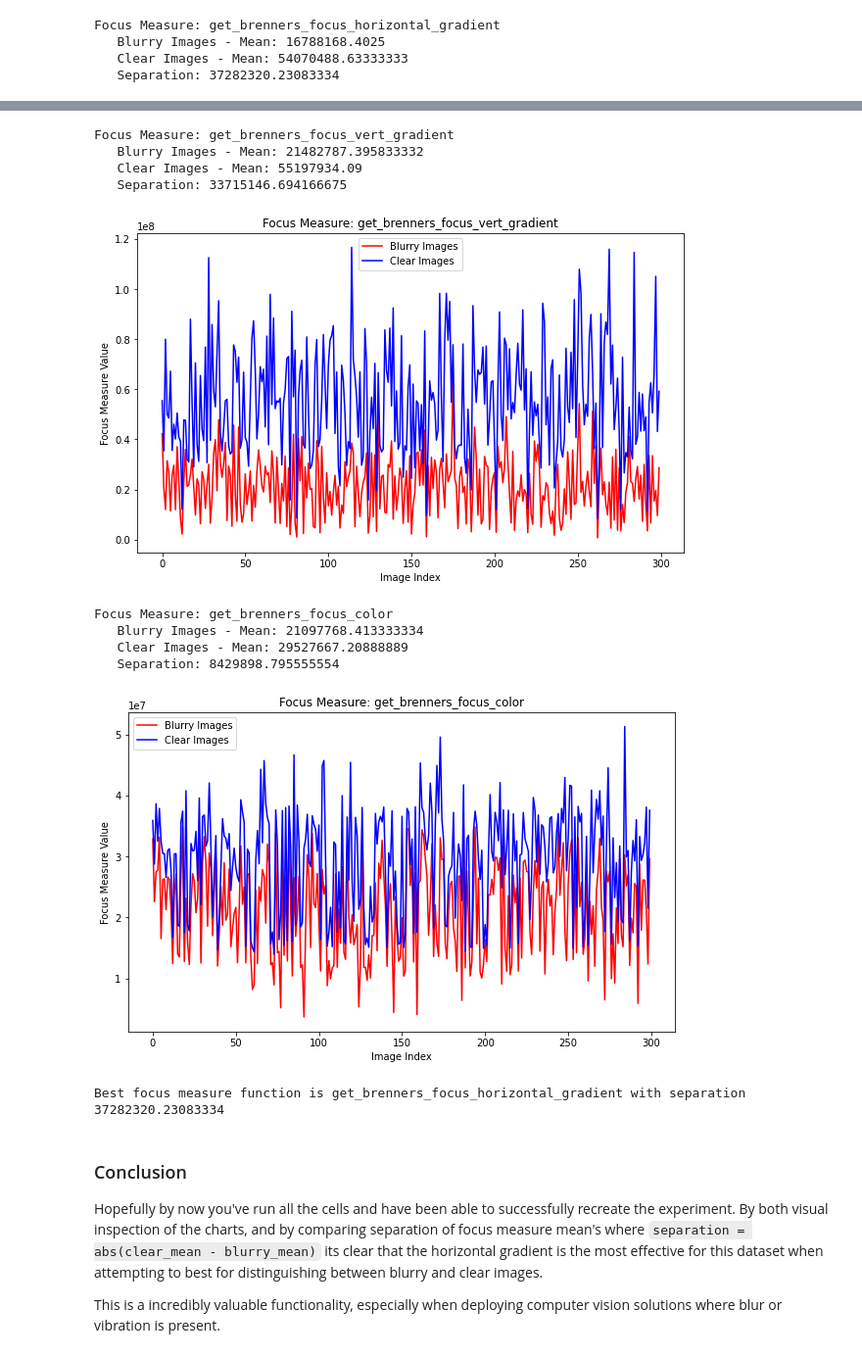
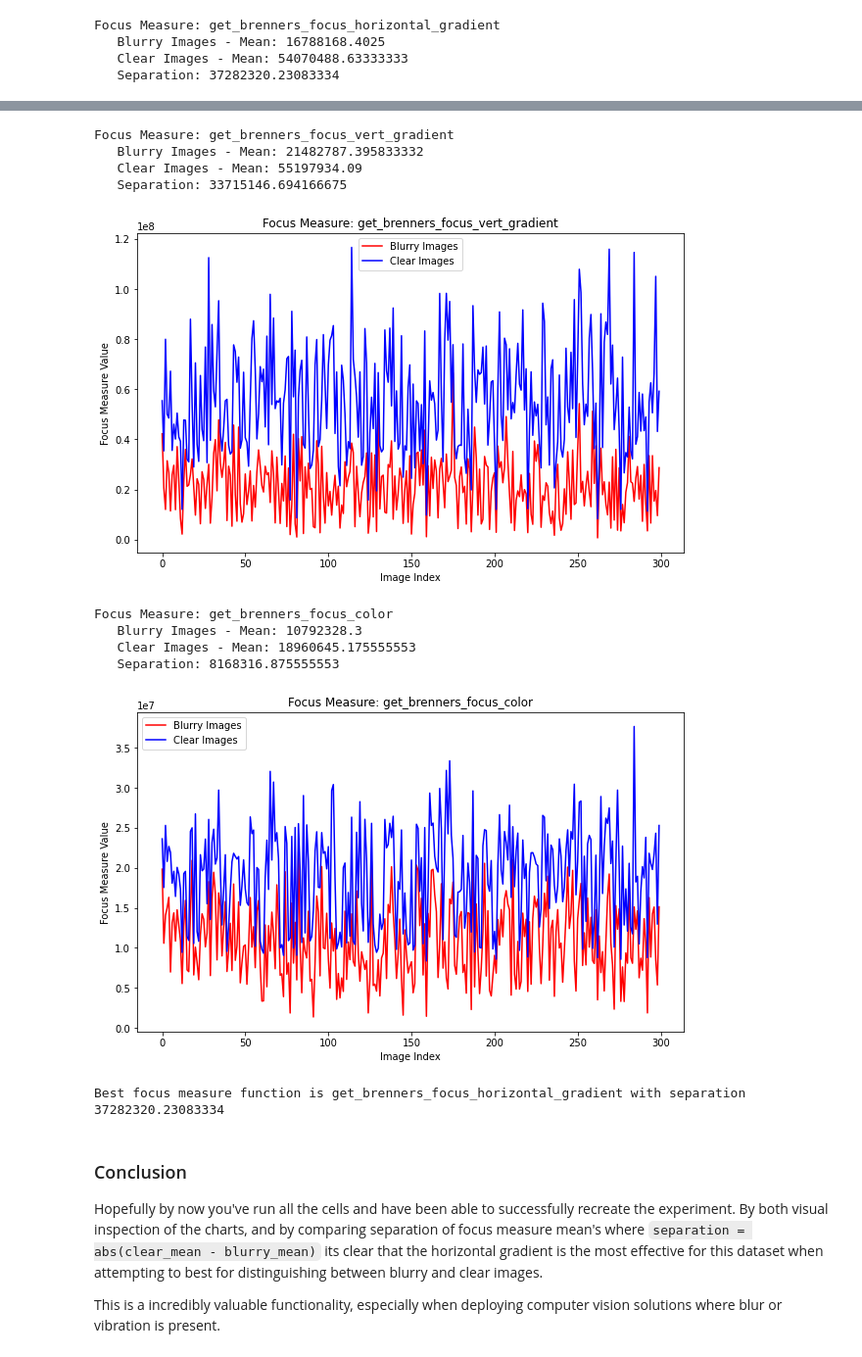
Before and after one commit to bowentkruse/quantifyingFocus, a Jupyter notebook: demo.ipynb, the cells around one changed output, grey strips where cells are left out. Shown at 98% size. Saved outputs shown, nothing was run; the diff lists cells and outputs as text; code cells hidden in the pictures.

```diff
--- a/demo.ipynb
+++ b/demo.ipynb
@@ -127,15 +158,16 @@ The fifth and final variant we'll look at is a color variant. If you look in the
 # %%
+
 
 def get_brenners_focus_color(pil_image: Image.Image) -> float:
     """
-    Calculate Brenner's focus measure for a color image by applying the measure
-    to each color channel (R, G, B) and then averaging the focus measure values.
+    Calculate Brenner's focus measure for a color image by applying the horizontal derivative
+    Brenner's focus measure to each color channel (R, G, B) and then averaging the focus measure values.
 
     Args:
         pil_image (Image.Image): A PIL Image object to be analyzed.
 
     Returns:
-        float: Brenner's focus measure for the image.
+        float: Brenner's focus measure for the color image.
     """
 
     # Convert the PIL image to a NumPy array
@@ -149,19 +181,18 @@ def get_brenners_focus_color(pil_image: Image.Image) -> float:
     else:
         raise ValueError("Input image must be a color image with 3 channels.")
 
-    # Define a helper function to compute Brenner's focus measure for a single channel
-    def brenner_focus_single_channel(channel):
-        grad_x = np.roll(channel, -2, axis=1) - channel  # Horizontal shift by 2 pixels
-        focus_measure = np.sum(grad_x[:-2, :] ** 2)
-        return focus_measure
+    # Convert the NumPy arrays for each channel back to PIL images
+    red_pil = Image.fromarray(red_channel)
+    green_pil = Image.fromarray(green_channel)
+    blue_pil = Image.fromarray(blue_channel)
 
-    # Compute Brenner's focus measure for each channel
-    red_focus = brenner_focus_single_channel(red_channel)
-    green_focus = brenner_focus_single_channel(green_channel)
-    blue_focus = brenner_focus_single_channel(blue_channel)
+    # Apply the Brenner's focus measure to each channel using get_brenners_focus_horizontal_derivative
+    red_focus = get_brenners_focus_horizontal_derivative(red_pil)
+    green_focus = get_brenners_focus_horizontal_derivative(green_pil)
+    blue_focus = get_brenners_focus_horizontal_derivative(blue_pil)
 
-    # Aggregate the focus measures (average, sum, or max)
-    focus_measure = (red_focus + green_focus + blue_focus) / 3  # Average the focus values
+    # Aggregate the focus measures by averaging them across the channels
+    focus_measure = (red_focus + green_focus + blue_focus) / 3
 
     return focus_measure
 # %% [markdown]
@@ -243,8 +272,9 @@ def compare_focus_measures(blur_images_folder, clear_images_folder, focus_functi
     print(f"Best focus measure function is {results[0][0]} with separation {results[0][3]}")
 # %%
 # Define paths to the blurry and clear images folders
-blur_images_folder = "datasets/gopro_deblur/blur_images"
-clear_images_folder = "datasets/gopro_deblur/sharp_images"
+# Define paths to the blurry and clear images folders
+blur_images_folder = f"{HOME}/datasets/GOPRO_Large_subset-1/train/blur_images"
+clear_images_folder = f"{HOME}/datasets/GOPRO_Large_subset-1/train/sharp_images"
 
 # List of your 5 focus measure functions (assuming you've implemented them)
 focus_functions = [
@@ -252,37 +282,37 @@ focus_functions = [
     get_brenners_focus_vert_derivative,
     get_brenners_focus_horizontal_gradient,
     get_brenners_focus_vert_gradient,
     get_brenners_focus_color
 ]
 
 # Run the comparison experiment
 compare_focus_measures(blur_images_folder, clear_images_folder, focus_functions)
 # %% [output]
 Focus Measure: get_brenners_focus_horizontal_derivative
    Blurry Images - Mean: 10532908.25
    Clear Images - Mean: 18553935.046666667
    Separation: 8021026.796666667
 [figure]
 Focus Measure: get_brenners_focus_vert_derivative
    Blurry Images - Mean: 12077206.03
    Clear Images - Mean: 20029785.356666666
    Separation: 7952579.326666666
 [figure]
 Focus Measure: get_brenners_focus_horizontal_gradient
    Blurry Images - Mean: 16788168.4025
    Clear Images - Mean: 54070488.63333333
    Separation: 37282320.23083334
 [figure]
 Focus Measure: get_brenners_focus_vert_gradient
    Blurry Images - Mean: 21482787.395833332
    Clear Images - Mean: 55197934.09
    Separation: 33715146.694166675
 [figure]
 Focus Measure: get_brenners_focus_color
-   Blurry Images - Mean: 21097768.413333334
-   Clear Images - Mean: 29527667.20888889
-   Separation: 8429898.795555554
+   Blurry Images - Mean: 10792328.3
+   Clear Images - Mean: 18960645.175555553
+   Separation: 8168316.875555553
-[figure, old version]
+[figure, new version]
 Best focus measure function is get_brenners_focus_horizontal_gradient with separation 37282320.23083334
 # %% [markdown]
 ### Conclusion
```
Also changed, not shown: parts of 14 cells of this notebook, 2 other files.
